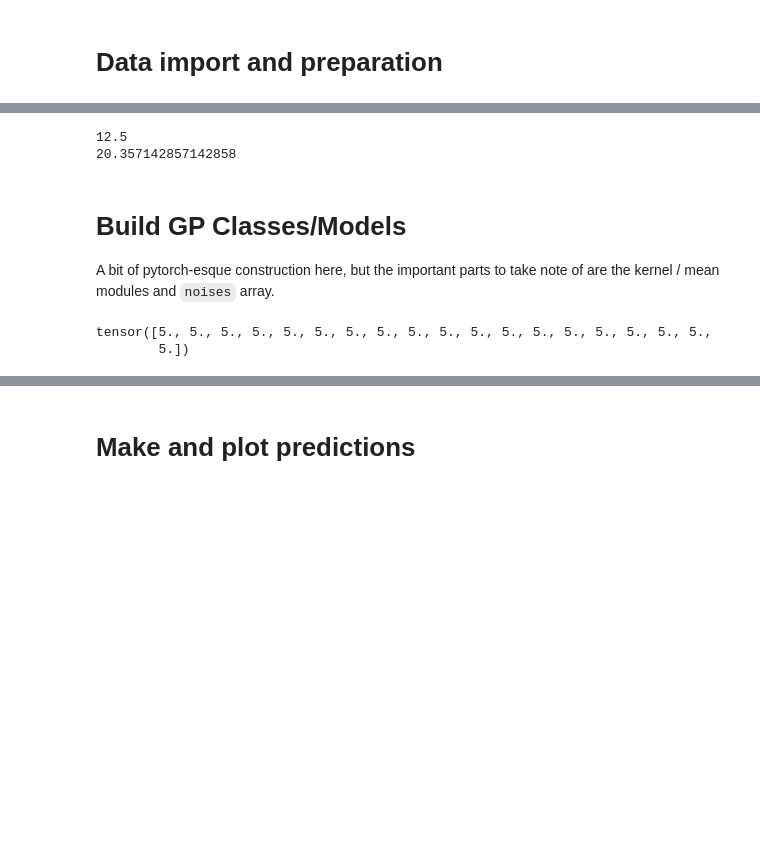
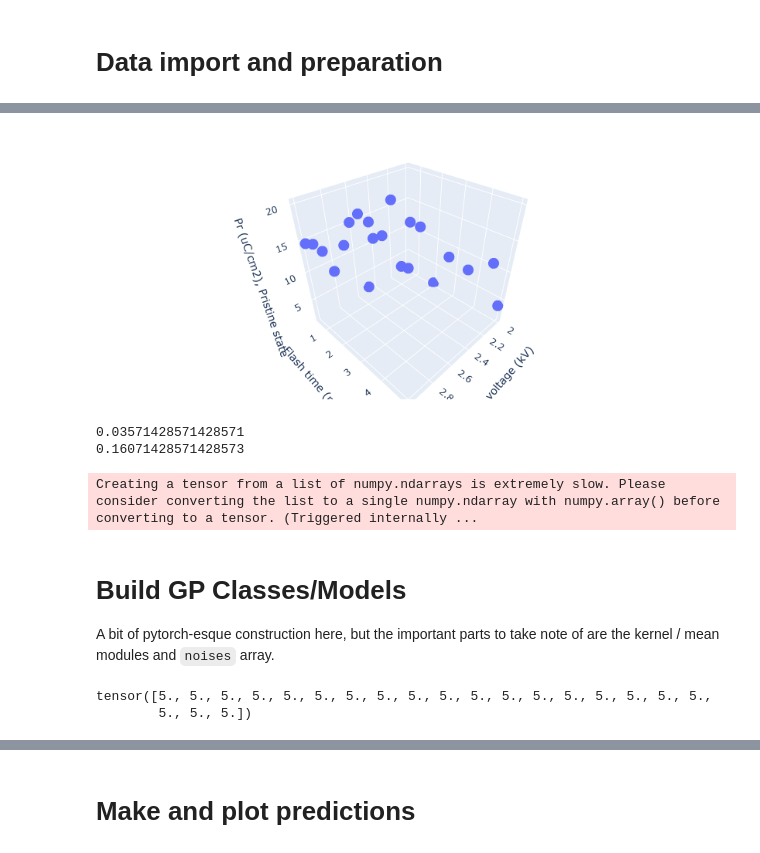
Before and after one commit to vtjong/Bayesian-Optimization-Ferroelectrics, a Jupyter notebook: notebooks/ferro_GPs.ipynb, the cells around one changed output, grey strips where cells are left out. Saved outputs shown, nothing was run; the diff lists cells and outputs as text; code cells hidden in the pictures; blank space fills up the shorter version.

```diff
--- a/notebooks/ferro_GPs.ipynb
+++ b/notebooks/ferro_GPs.ipynb
@@ -45,26 +47,28 @@ fe_data.head()
 # %%
 # plot?...
-fig = px.scatter_3d(fe_data, x='RTA temperature (C)', y='RTA time (sec)',
-                        z='2Pr (uC/cm2), Pristine state')
+fig = px.scatter_3d(fe_data, x='Flash voltage (kV)', y='Flash time (msec)',
+                        z='Pr (uC/cm2), Pristine state')
 fig.update_layout(scene=dict(
                             # xaxis=dict(nticks=4, range=[200, 800])
                             # yaxis=dict(range=[0, 500])
                             ),
                    margin=dict(r=20, l=10, b=10, t=10)
                    )
 fig.show()
+# %% [output]
+[figure, added]
 # %%
 # prep training data
 from sklearn.preprocessing import StandardScaler
 T_scaler = StandardScaler()
 
 # filter training data
-mask = ~np.isnan(fe_data['2Pr (uC/cm2), Pristine state'])
-train_x = torch.Tensor([fe_data['RTA temperature (C)'][mask].values,
+mask = ~np.isnan(fe_data['Pr (uC/cm2), Pristine state'])
+train_x = torch.Tensor([fe_data['Flash voltage (kV)'][mask].values,
                     #    np.log(fe_data['RTA time (sec)'][mask].values)*10]).T
-                       fe_data['RTA time (sec)'][mask].values]).T
+                       fe_data['Flash time (msec)'][mask].values]).T
 # train_x = torch.Tensor(T_scaler.fit_transform(train_x))
-train_raw_y = torch.Tensor(fe_data['2Pr (uC/cm2), Pristine state'][mask].values)
+train_raw_y = torch.Tensor(fe_data['Pr (uC/cm2), Pristine state'][mask].values)
 train_y = train_raw_y #(train_raw_y - train_raw_y.mean()) / (train_raw_y.max() - train_raw_y.min())
 
 # define grid between bounds of RTA time, RTA temp
@@ -94,8 +98,9 @@ for i in range(n): #Basically making grid
         test_x[i*n + j][0] = test_grid[i, 0]
         test_x[i*n + j][1] = test_grid[j, 1]
 # %% [output]
-12.5
-20.357142857142858
+0.03571428571428571
+0.16071428571428573
+Creating a tensor from a list of numpy.ndarrays is extremely slow. Please consider converting the list to a single numpy.ndarray with numpy.array() before converting to a tensor. (Triggered internally ...
 # %%
 def intermediate_plot(f, ax, obs, title):
     im = ax.imshow(obs.mean.view(n, n), aspect='equal',
@@ -129,16 +134,15 @@ class GridGP(gpytorch.models.ExactGP, GPyTorchModel):
 
 # Case for fixed observation noise.  This is set to 5 based on the magnitude of
 # the data, but can be played with.
-noises = torch.ones(len(train_x)) * 5
+noises = torch.ones(len(train_x)) * 5.0
 likelihood = gpytorch.likelihoods.FixedNoiseGaussianLikelihood(noise=noises)
 model = GridGP(train_x, train_y, likelihood)
 
-
-model.covar_module.base_kernel.lengthscale = torch.Tensor([100, 100])
+model.covar_module.base_kernel.lengthscale = torch.Tensor([1, 1])
 print(likelihood.noise)
 # %% [output]
 tensor([5., 5., 5., 5., 5., 5., 5., 5., 5., 5., 5., 5., 5., 5., 5., 5., 5., 5.,
-        5.])
+        5., 5., 5.])
 # %%
 # Train and evaluate the model.  (short form)
 from botorch.optim.fit import fit_gpytorch_torch
```
Also changed, not shown: parts of 10 cells of this notebook, 1 other file.
